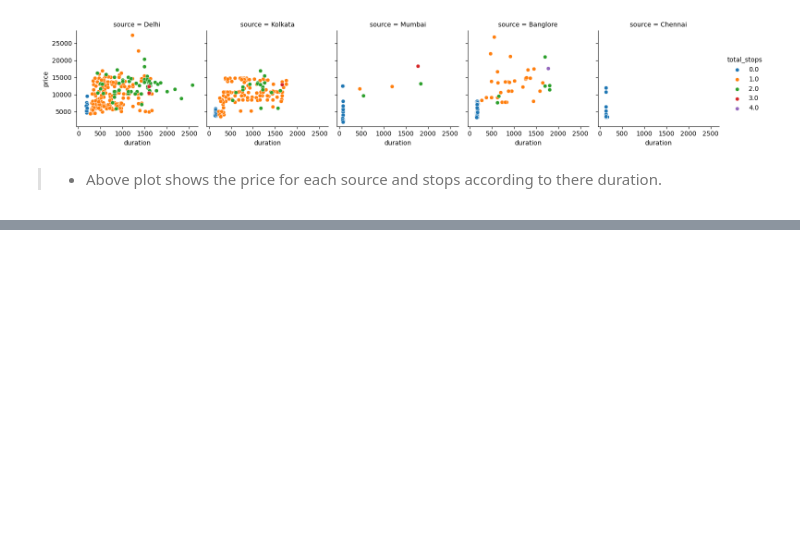
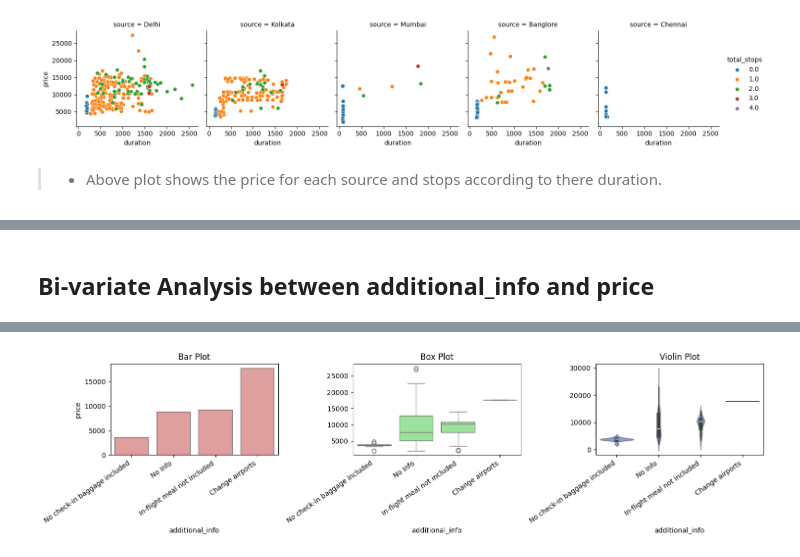
Before and after one commit to ninja03jod/SageMaker_Flight_Price_Prediction, a Jupyter notebook: Notebooks/EDA.ipynb, the cells around one changed output, grey strips where cells are left out. Drawn from its saved outputs; the diff is of its cells as text; code cells hidden in the pictures; blank space fills up the shorter version.

```diff
--- a/Notebooks/EDA.ipynb
+++ b/Notebooks/EDA.ipynb
@@ -794,0 +863,4 @@ duration_grid.add_legend()
+# %%
+eda_helper_functions.num_cat_bivar_plots(train, 'price', 'additional_info')
+# %% [output]
+Bi-variate Analysis between additional_info and price
@@ -794,0 +868 @@ duration_grid.add_legend()
+[figure, added]
```
Also changed, not shown: parts of 9 cells of this notebook.
